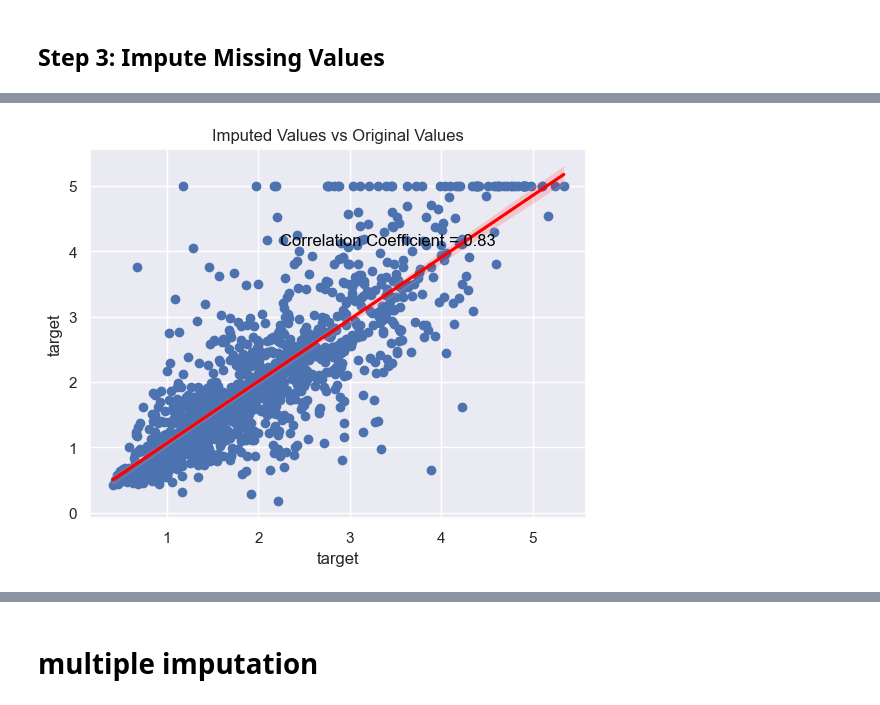
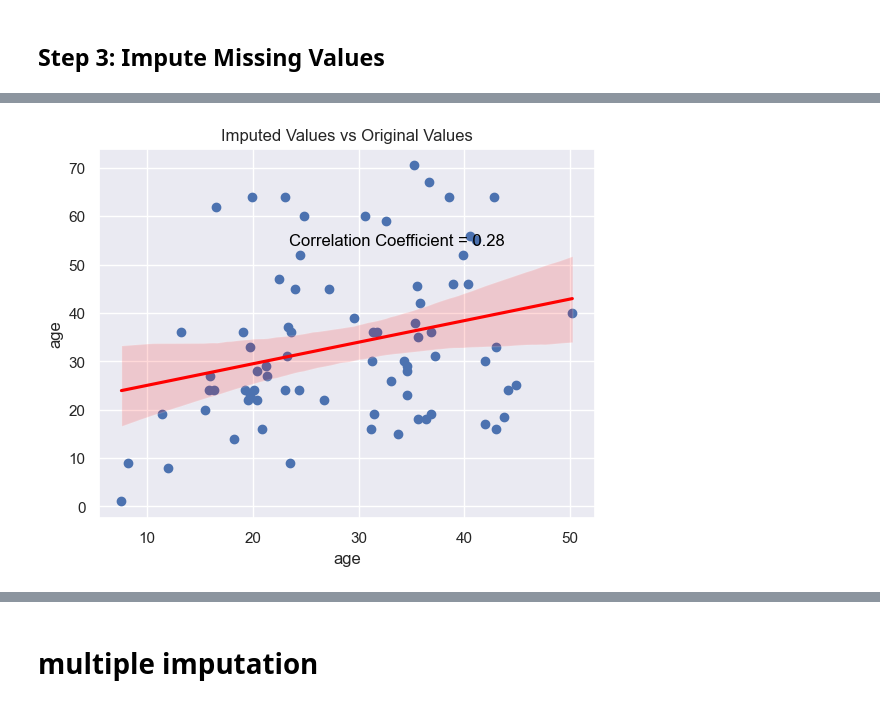
Before and after one commit to denizakdemir/AutoFillGluon, a Jupyter notebook: Vignette.ipynb, the cells around one changed output, grey strips where cells are left out. Drawn from its saved outputs; the diff is of its cells as text; code cells hidden in the pictures.

```diff
--- a/Vignette.ipynb
+++ b/Vignette.ipynb
@@ -60,0 +47,28 @@ dtype: object
+# %%
+
+# Load the data
+X, y = fetch_openml(
+    "titanic", version=1, as_frame=True, return_X_y=True, parser="pandas"
+)
+
+# combine X and y in one dataframe
+df=X.copy()
+df['target']=y
+df.head()
+# drop name and ticket
+
+df.drop(['name','ticket'],axis=1,inplace=True)
+# %%
+df=TabularDataset(df)
+df.dtypes
+# convert object to category
+for col in df.columns:
+    if df[col].dtype=='object':
+        df[col]=df[col].astype('category')
+
+# convert integer to float
+for col in df.columns:
+    if df[col].dtype=='int64':
+        df[col]=df[col].astype('float64')
+
+df.dtypes
@@ -69,7 +97,7 @@ test_missing = test.mask(np.random.random(test.shape) < 0.2)
 # %% [markdown]
 ## Step 3: Impute Missing Values
 # %%
-imputer = Imputer(num_iter=2, time_limit=10)
+imputer = Imputer(num_iter=2, time_limit=5)
 train_imputed = imputer.fit(train_missing)
 test_imputed = imputer.transform(test_missing)
 # %% [output]
@@ -95,20 +123,25 @@ No path specified. Models will be saved in: "AutogluonModels/ag-20231029_195231/
 # %%
 # Compare imputed values with original values for the target variable
 import matplotlib.pyplot as plt
 import seaborn as sns
 sns.set()
 # Identify missing indices in test dataset
-missing_indices_test = test_missing['target'].index[test_missing['target'].apply(np.isnan)]
+missing_indices_test = test_missing['age'].index[test_missing['age'].apply(np.isnan)]
 
 # Plot imputed values against original values
-plt.scatter(test_imputed['target'][missing_indices_test], test['target'][missing_indices_test])
+plt.scatter(test_imputed['age'][missing_indices_test], test['age'][missing_indices_test])
 plt.xlabel('Imputed Values')
 plt.ylabel('Original Values')
 plt.title('Imputed Values vs Original Values')
-sns.regplot(x=test_imputed['target'][missing_indices_test], y=test['target'][missing_indices_test], scatter=False, color='red')
+sns.regplot(x=test_imputed['age'][missing_indices_test], y=test['age'][missing_indices_test], scatter=False, color='red')
 # Calculate and display the correlation coefficient
-corr = np.corrcoef(test_imputed['target'][missing_indices_test], test['target'][missing_indices_test])[0,1]
+# put test_imputed['age'][missing_indices_test], test['age'][missing_indices_test] in a dataframe
+df=pd.DataFrame({'imputed':test_imputed['age'][missing_indices_test], 'original':test['age'][missing_indices_test]})
+# remove rows with missing values
+df=df.dropna()
+# calculate correlation coefficient
+corr = np.corrcoef(df['imputed'], df['original'])[0,1]
 plt.text(.6, .75, f'Correlation Coefficient = {round(corr, 2)}', horizontalalignment='center', verticalalignment='center', transform=plt.gca().transAxes, color='black')
 plt.show()
 # %% [output]
-[figure, old version]
+[figure, new version]
```
Also changed, not shown: parts of 13 cells of this notebook, 2 other files.
